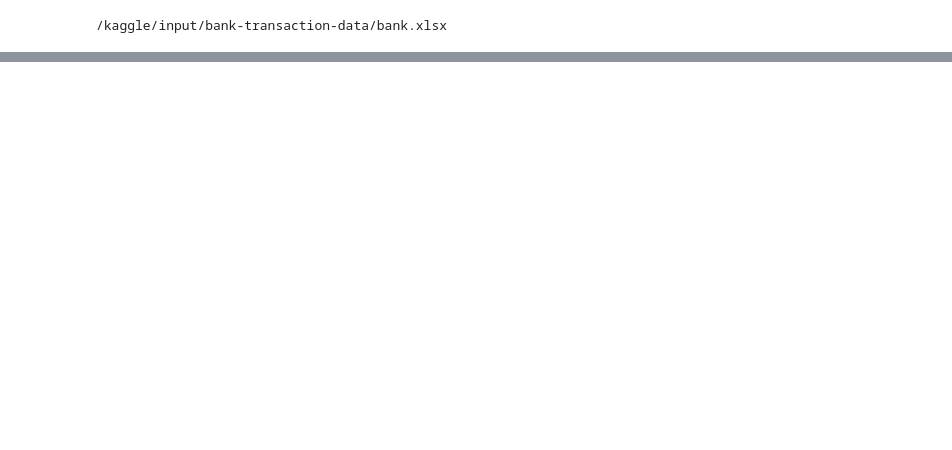
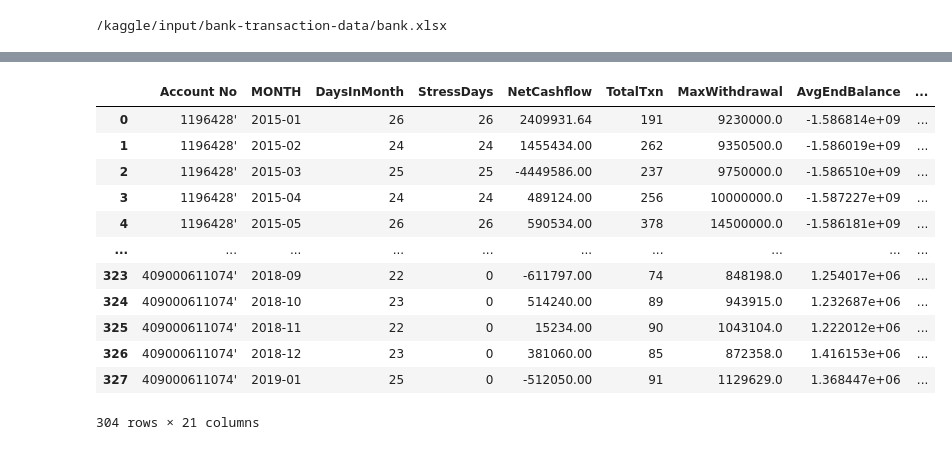
Before and after one commit to Deep6890/AEGIS-FIN, a Jupyter notebook: bankData.ipynb, the cells around one changed output, grey strips where cells are left out. Cells and saved outputs as stored; diff of their text form; code cells hidden in the pictures; blank space fills up the shorter version.

```diff
--- a/bankData.ipynb
+++ b/bankData.ipynb
@@ -318,0 +337,73 @@ monthly_features.head()
+# %%
+# creating new feature
+def modelDataFrame(df):
+
+    df['Norm_Recovery'] = (df['RecoveryVelocity'] / 30.0).clip(upper=1.0)
+
+    df['Norm_Stress'] = df['StressDuration'].clip(upper=1.0)
+
+    # Net Cashflow (High Impact):
+    df['Norm_Cashflow'] = np.where(
+        df['NetCashflow'] >= 0,
+        0.0,
+        (df['NetCashflow'].abs() / df['AvgEndBalance'].abs()).clip(upper=1.0)
+    )
+
+    # Whale Impact (Medium)
+    df['Norm_Whale'] = df['WhaleImpact'].clip(upper=1.0)
+
+    # Operational Intensity (Low)
+    df['Norm_Intensity'] = (df['OperationalIntensity'] / 50.0).clip(upper=1.0)
+
+    # Balance Volatility (Low)
+    df['Norm_Volatility'] = (df['BalanceVolatility'] / df['AvgEndBalance'].abs()).clip(upper=1.0)
+
+
+    # Weights according to priority
+
+    weights = {
+        'Recovery': 0.30,
+        'Stress': 0.25,
+        'Cashflow': 0.20,
+        'Whale': 0.15,
+        'Intensity': 0.05,
+        'Volatility': 0.05
+    }
+
+    # Calculate the Weighted Sum
+    df['Risk_Score'] = (
+        (df['Norm_Recovery'] * weights['Recovery']) +
+        (df['Norm_Stress'] * weights['Stress']) +
+        (df['Norm_Cashflow'] * weights['Cashflow']) +
+        (df['Norm_Whale'] * weights['Whale']) +
+        (df['Norm_Intensity'] * weights['Intensity']) +
+        (df['Norm_Volatility'] * weights['Volatility'])
+    ) * 100
+
+    # Round for cleaner display
+    df['Risk_Score'] = df['Risk_Score'].round(2)
+    return df
+
+modelData = modelDataFrame(monthly_features)
+
+
+modelData = modelData.sort_values(['Account No', 'MONTH'])
+modelData['FutureRisk'] = modelData.groupby('Account No')['Risk_Score'].shift(-1)
+
+train_df = modelData.dropna(subset=['FutureRisk'])
+live_df  = modelData[modelData['FutureRisk'].isna()]
+train_df
+# %% [output]
+|  | Account No | MONTH | DaysInMonth | StressDays | NetCashflow | TotalTxn | MaxWithdrawal | AvgEndBalance | ... |
+| 0 | 1196428' | 2015-01 | 26 | 26 | 2409931.64 | 191 | 9230000.0 | -1.586814e+09 | ... |
+| 1 | 1196428' | 2015-02 | 24 | 24 | 1455434.00 | 262 | 9350500.0 | -1.586019e+09 | ... |
+| 2 | 1196428' | 2015-03 | 25 | 25 | -4449586.00 | 237 | 9750000.0 | -1.586510e+09 | ... |
+| 3 | 1196428' | 2015-04 | 24 | 24 | 489124.00 | 256 | 10000000.0 | -1.587227e+09 | ... |
+| 4 | 1196428' | 2015-05 | 26 | 26 | 590534.00 | 378 | 14500000.0 | -1.586181e+09 | ... |
+| ... | ... | ... | ... | ... | ... | ... | ... | ... | ... |
+| 323 | 409000611074' | 2018-09 | 22 | 0 | -611797.00 | 74 | 848198.0 | 1.254017e+06 | ... |
+| 324 | 409000611074' | 2018-10 | 23 | 0 | 514240.00 | 89 | 943915.0 | 1.232687e+06 | ... |
+| 325 | 409000611074' | 2018-11 | 22 | 0 | 15234.00 | 90 | 1043104.0 | 1.222012e+06 | ... |
+| 326 | 409000611074' | 2018-12 | 23 | 0 | 381060.00 | 85 | 872358.0 | 1.416153e+06 | ... |
+| 327 | 409000611074' | 2019-01 | 25 | 0 | -512050.00 | 91 | 1129629.0 | 1.368447e+06 | ... |
+304 rows × 21 columns
```
Also changed, not shown: parts of 13 cells of this notebook.
